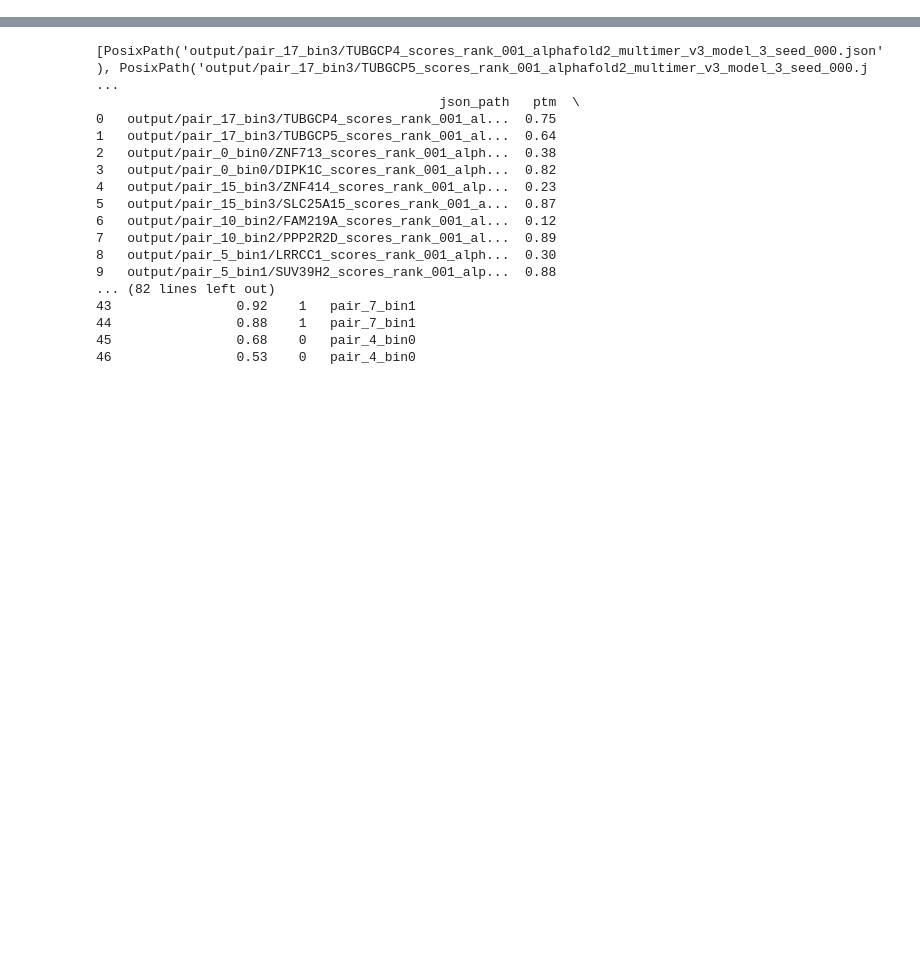
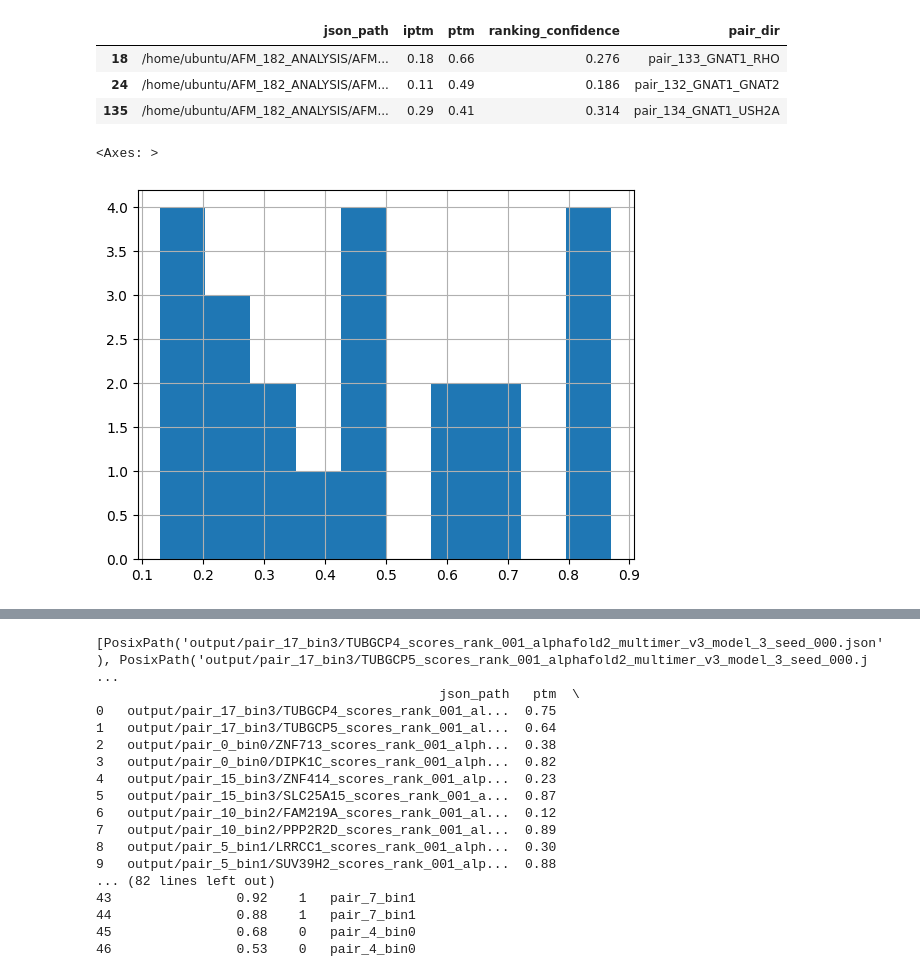
Before and after one commit to briannaflynn/gene_embedding_analysis, a Jupyter notebook: AF_results_processing.ipynb, the cells around one changed output, grey strips where cells are left out. Cells and saved outputs as stored; diff of their text form; code cells hidden in the pictures; blank space fills up the shorter version.

Commit message:
phylogenetic analysis and AF testing

```diff
--- a/AF_results_processing.ipynb
+++ b/AF_results_processing.ipynb
@@ -28,18 +28,18 @@ def extract_confidence_scores_single(json_path):
     ranking_conf = 0.8 * iptm + 0.2 * ptm
 
     parent = json_path.parent.name
-    bin_str = parent.split("_bin")[-1]
-    try:
-        bin_num = int(bin_str)
-    except ValueError:
-        bin_num = None
+    # bin_str = parent.split("_bin")[-1]
+    # try:
+    #     bin_num = int(bin_str)
+    # except ValueError:
+    #     bin_num = None
 
     return {
         "json_path": str(json_path),
         "iptm": iptm,
         "ptm": ptm,
         "ranking_confidence": ranking_conf,
-        "bin": bin_num,
+        # "bin": bin_num,
         "pair_dir": parent
     }
 
@@ -108,7 +108,7 @@ def print_key_from_jsons(folder_path, key, filename_substring):
 # %%
 from pathlib import Path
 
-json_paths = list(Path("/home/ubuntu/gene_embedding_analysis/alphafold2multimer_ouptuts").rglob("*scores_rank_001_*.json"))
+json_paths = list(Path("/home/ubuntu/AFM_182_ANALYSIS/AFM_CANDIDATES_182_OUTPUT").rglob("*scores_rank_001_*.json"))
 
 records = []
 for path in json_paths:
@@ -139,0 +378,12 @@ print(df)
+# %%
+df1[df1['pair_dir'].str.contains('GNAT')]
+# %% [output]
+|  | json_path | iptm | ptm | ranking_confidence | pair_dir |
+| 18 | /home/ubuntu/AFM_182_ANALYSIS/AFM... | 0.18 | 0.66 | 0.276 | pair_133_GNAT1_RHO |
+| 24 | /home/ubuntu/AFM_182_ANALYSIS/AFM... | 0.11 | 0.49 | 0.186 | pair_132_GNAT1_GNAT2 |
+| 135 | /home/ubuntu/AFM_182_ANALYSIS/AFM... | 0.29 | 0.41 | 0.314 | pair_134_GNAT1_USH2A |
+# %%
+df['iptm'].hist()
+# %% [output]
+<Axes: >
+[figure, added]
```
Also changed, not shown: parts of 17 cells of this notebook, 17 other files.
